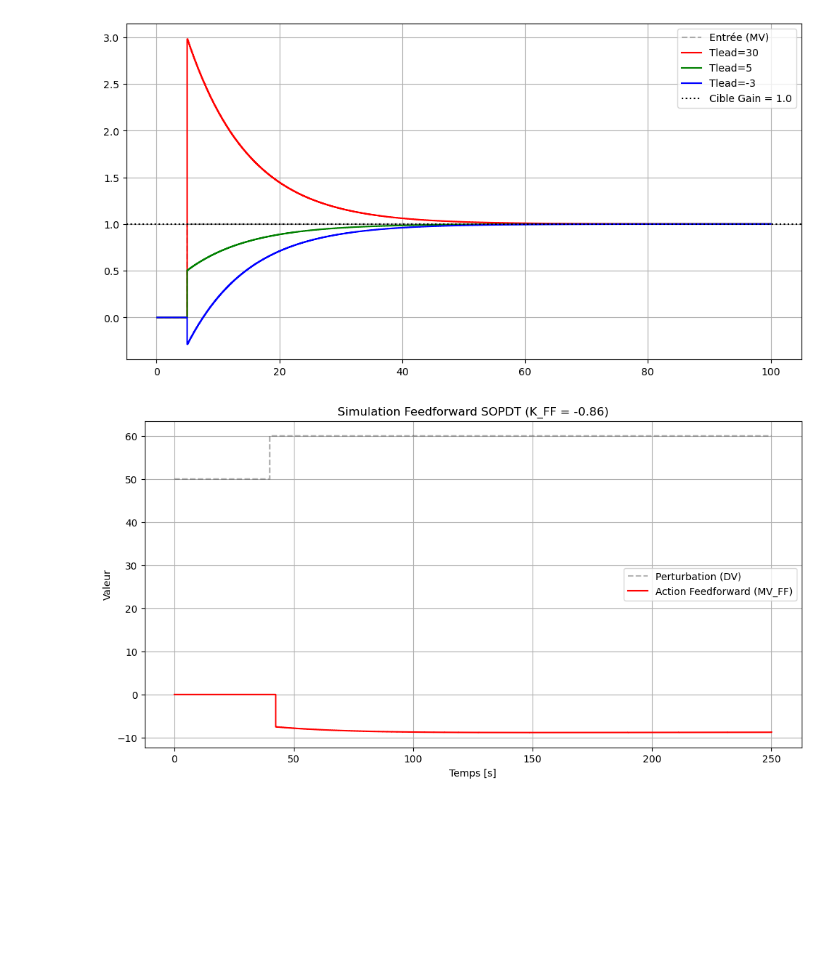
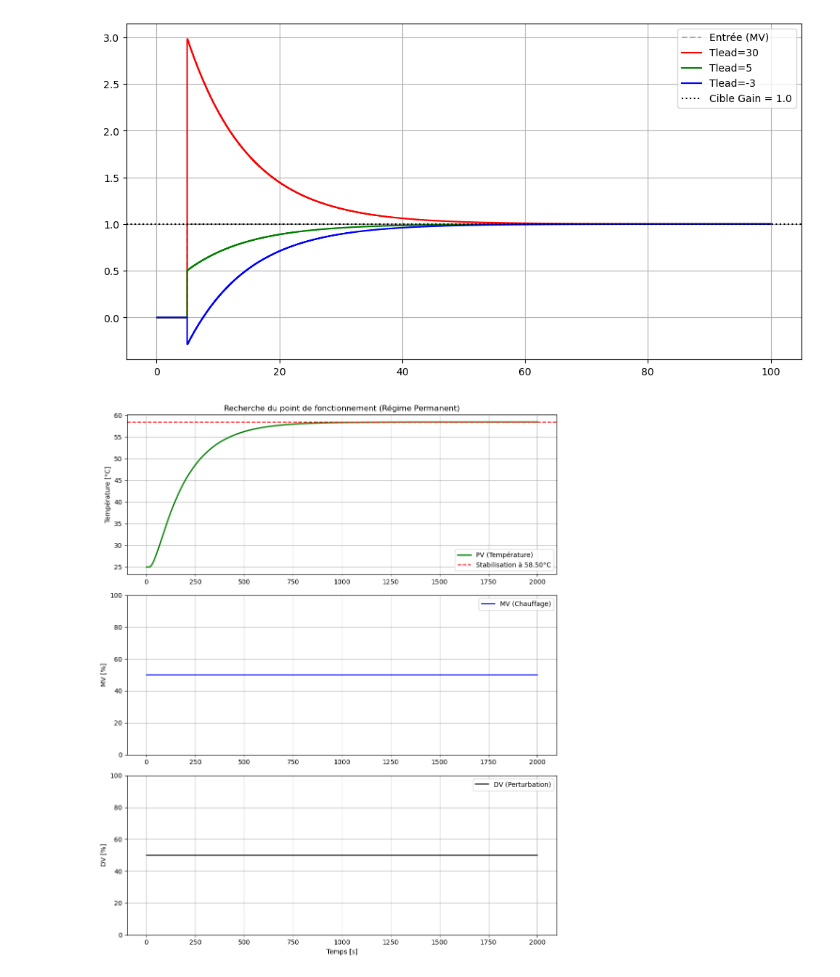
Before and after one commit to ayoub23218/Control-Tclab, a Jupyter notebook: Simulation_OLP.ipynb, the cells around one changed output. Cells and saved outputs as stored; diff of their text form; code cells hidden in the pictures; blank space fills up the shorter version.

Commit message:
Add simulation CLP

```diff
--- a/Simulation_OLP.ipynb
+++ b/Simulation_OLP.ipynb
@@ -210,52 +210,74 @@ plt.legend(); plt.grid(True); plt.show()
 # %% [output]
 [figure]
 # %%
-
-Ts = 0.1
-TSim = 250
+TSim = 2000
+Ts = 1
 N = int(TSim/Ts) + 1
 
-Kp = 0.36
-Tp1 = 170.82
-Tp2 = 26.55
-thetap = 13.31
-
-Kd = 0.31
-Td1 = 161.20
-Td2 = 32.3
-thetad = 15.75
-
-DV0 = 50
-K_FF = -Kd / Kp
-theta_FF = max(0, thetad - thetap)
+Kp, Tp1, Tp2, thetap = 0.36, 170.82, 26.55, 13.31
+Kd, Td1, Td2, thetad = 0.31, 161.20, 32.3, 15.75
+Tamb = 20.0
 
 t = []
+MV = []
 DV = []
-DVPath = {0: 50, 40: 60, TSim: 60}
-DV_delta = []
+PV = []
+
+MV_delayed = []
+PV1p = []
+PV2p = []
+
 DV_delayed = []
-PV_step1 = []
-MV_FF = []
+PV1d = []
+PV2d = []
+
+MVPath = {0: 50, TSim: 50}
+DVPath = {0: 50, TSim: 50}
 
 for i in range(1, N):
     t.append(i * Ts)
+
+    SelectPath_RT(MVPath, t, MV)
     SelectPath_RT(DVPath, t, DV)
 
-    DV_delta.append(DV[-1] - DV0)
+    Delay_RT(MV, thetap, Ts, MV_delayed)
+    FO_RT(MV_delayed, Kp, Tp1, Ts, PV1p)
+    FO_RT(PV1p, 1.0, Tp2, Ts, PV2p)
 
-    Delay_RT(DV_delta, theta_FF, Ts, DV_delayed)
+    Delay_RT(DV, thetad, Ts, DV_delayed)
+    FO_RT(DV_delayed, Kd, Td1, Ts, PV1d)
+    FO_RT(PV1d, 1.0, Td2, Ts, PV2d)
 
-    LL_RT(DV_delayed, K_FF, Tp1, Td1, Ts, PV_step1, method='EBD')
+    PV.append(PV2p[-1] + PV2d[-1] + Tamb)
 
-    LL_RT(PV_step1, 1.0, Tp2, Td2, Ts, MV_FF, method='EBD')
+plt.figure(figsize=(10, 12))
 
+plt.subplot(3, 1, 1)
+plt.plot(t, PV, 'g-', lw=2, label='PV (Température)')
+plt.axhline(y=PV[-1], color='r', linestyle='--', label=f'Stabilisation à {PV[-1]:.2f}°C')
+plt.ylabel('Température [°C]')
+plt.title('Recherche du point de fonctionnement (Régime Permanent)')
+plt.legend()
+plt.grid(True)
 
+plt.subplot(3, 1, 2)
+plt.step(t, MV, 'b-', label='MV (Chauffage)')
+plt.ylim(0, 100)
+plt.ylabel('MV [%]')
+plt.legend()
+plt.grid(True)
 
+plt.subplot(3, 1, 3)
+plt.step(t, DV, 'k-', label='DV (Perturbation)')
+plt.ylim(0, 100)
+plt.ylabel('DV [%]')
+plt.xlabel('Temps [s]')
+plt.legend()
+plt.grid(True)
 
-plt.figure(figsize=(12, 6))
-plt.step(t, DV, 'k--', label='Perturbation (DV)', where='post', alpha=0.3)
-plt.step(t, MV_FF, 'r-', label='Action Feedforward (MV_FF)', where='post')
-plt.title(f"Simulation Feedforward SOPDT (K_FF = {K_FF:.2f})")
-plt.xlabel("Temps [s]"); plt.ylabel("Valeur"); plt.legend(); plt.grid(True); plt.show()
+plt.tight_layout()
+plt.show()
+
+print(f"La température PV tend vers : {PV[-1]:.2f} °C")
 # %% [output]
-[figure, old version]
+[figure, new version]
```
Also changed, not shown: parts of 1 cell of this notebook, 3 other files.
